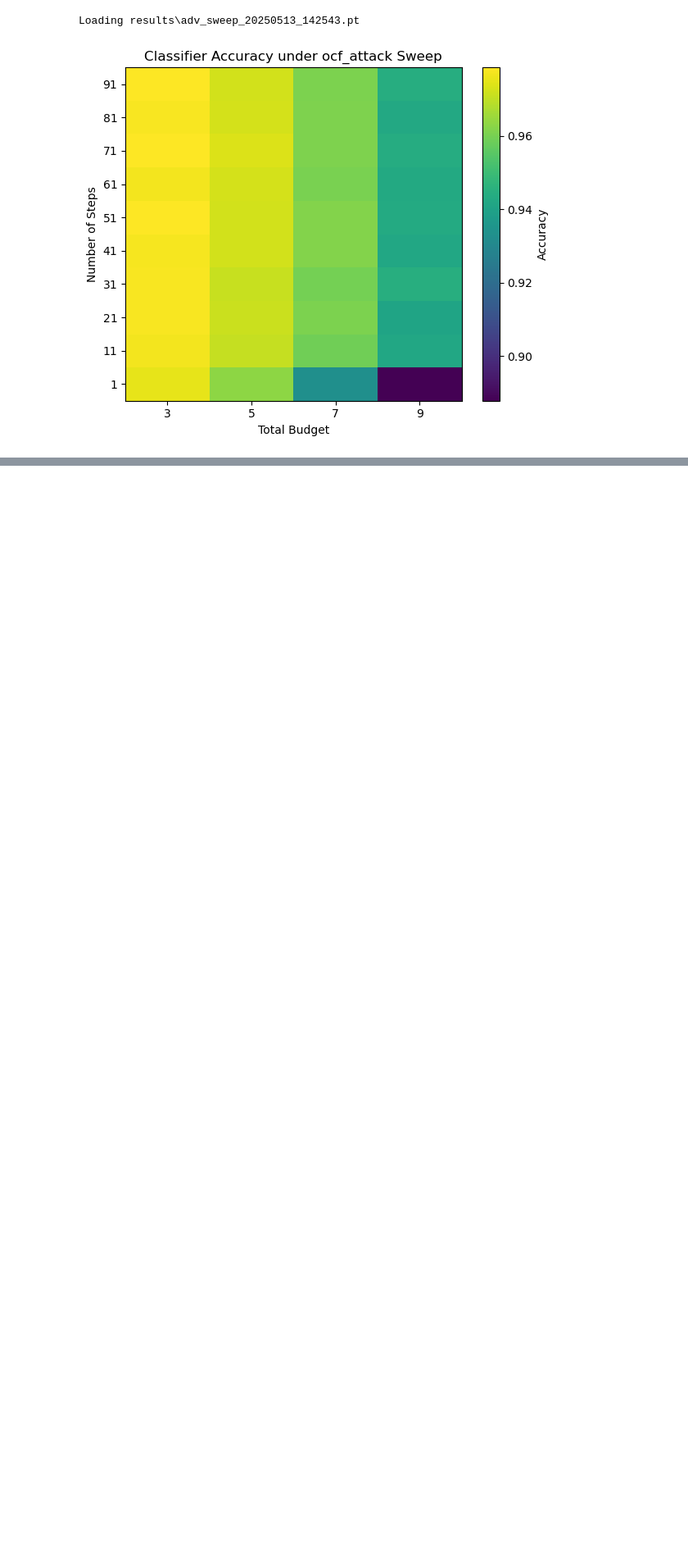
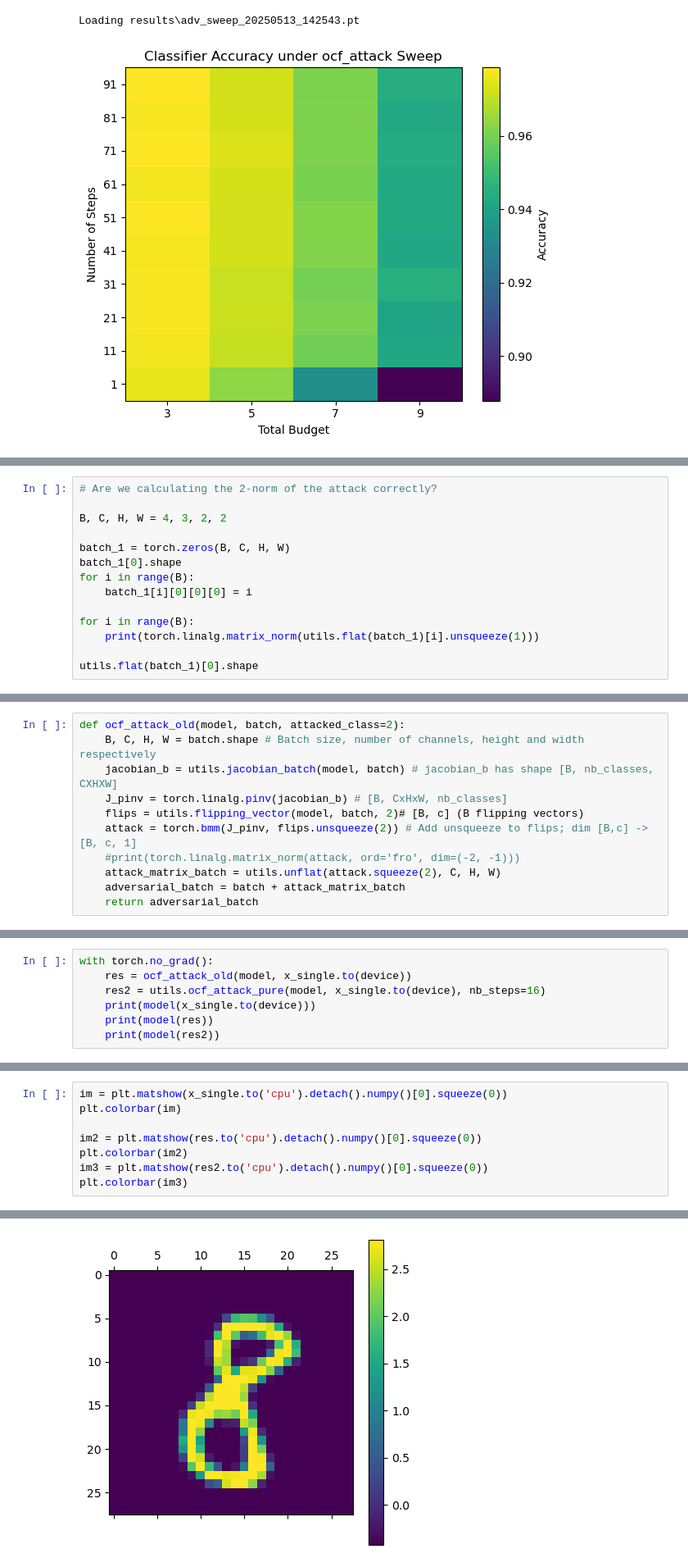
Before and after one commit to PabloHueso/Adversarial-attacks, a Jupyter notebook: ClassifierNotebook.ipynb, the cells around one changed output, grey strips where cells are left out. Shown at 82% size. Saved outputs shown, nothing was run; the diff lists cells and outputs as text; blank space fills up the shorter version.

Commit message:
fix ocf pure

```diff
--- a/ClassifierNotebook.ipynb
+++ b/ClassifierNotebook.ipynb
@@ -290,0 +298,14 @@ Loading results\adv_sweep_20250513_142543.pt
+# %%
+# Are we calculating the 2-norm of the attack correctly?
+
+B, C, H, W = 4, 3, 2, 2
+
+batch_1 = torch.zeros(B, C, H, W)
+batch_1[0].shape
+for i in range(B):
+    batch_1[i][0][0][0] = i
+
+for i in range(B):
+    print(torch.linalg.matrix_norm(utils.flat(batch_1)[i].unsqueeze(1)))
+
+utils.flat(batch_1)[0].shape
@@ -290,0 +329,11 @@ Loading results\adv_sweep_20250513_142543.pt
+# %%
+def ocf_attack_old(model, batch, attacked_class=2):
+    B, C, H, W = batch.shape # Batch size, number of channels, height and width respectively
+    jacobian_b = utils.jacobian_batch(model, batch) # jacobian_b has shape [B, nb_classes, CXHXW]
+    J_pinv = torch.linalg.pinv(jacobian_b) # [B, CxHxW, nb_classes]
+    flips = utils.flipping_vector(model, batch, 2)# [B, c] (B flipping vectors)
+    attack = torch.bmm(J_pinv, flips.unsqueeze(2)) # Add unsqueeze to flips; dim [B,c] -> [B, c, 1]
+    #print(torch.linalg.matrix_norm(attack, ord='fro', dim=(-2, -1)))
+    attack_matrix_batch = utils.unflat(attack.squeeze(2), C, H, W)
+    adversarial_batch = batch + attack_matrix_batch
+    return adversarial_batch
@@ -290,0 +353,7 @@ Loading results\adv_sweep_20250513_142543.pt
+# %%
+with torch.no_grad():
+    res = ocf_attack_old(model, x_single.to(device))
+    res2 = utils.ocf_attack_pure(model, x_single.to(device), nb_steps=16)
+    print(model(x_single.to(device)))
+    print(model(res))
+    print(model(res2))
@@ -290,0 +367,9 @@ Loading results\adv_sweep_20250513_142543.pt
+# %%
+im = plt.matshow(x_single.to('cpu').detach().numpy()[0].squeeze(0))
+plt.colorbar(im)
+
+im2 = plt.matshow(res.to('cpu').detach().numpy()[0].squeeze(0))
+plt.colorbar(im2)
+im3 = plt.matshow(res2.to('cpu').detach().numpy()[0].squeeze(0))
+plt.colorbar(im3)
+# %% [output]
@@ -290,0 +377 @@ Loading results\adv_sweep_20250513_142543.pt
+[figure, added]
```
Also changed, not shown: parts of 18 cells of this notebook, 1 other file.
